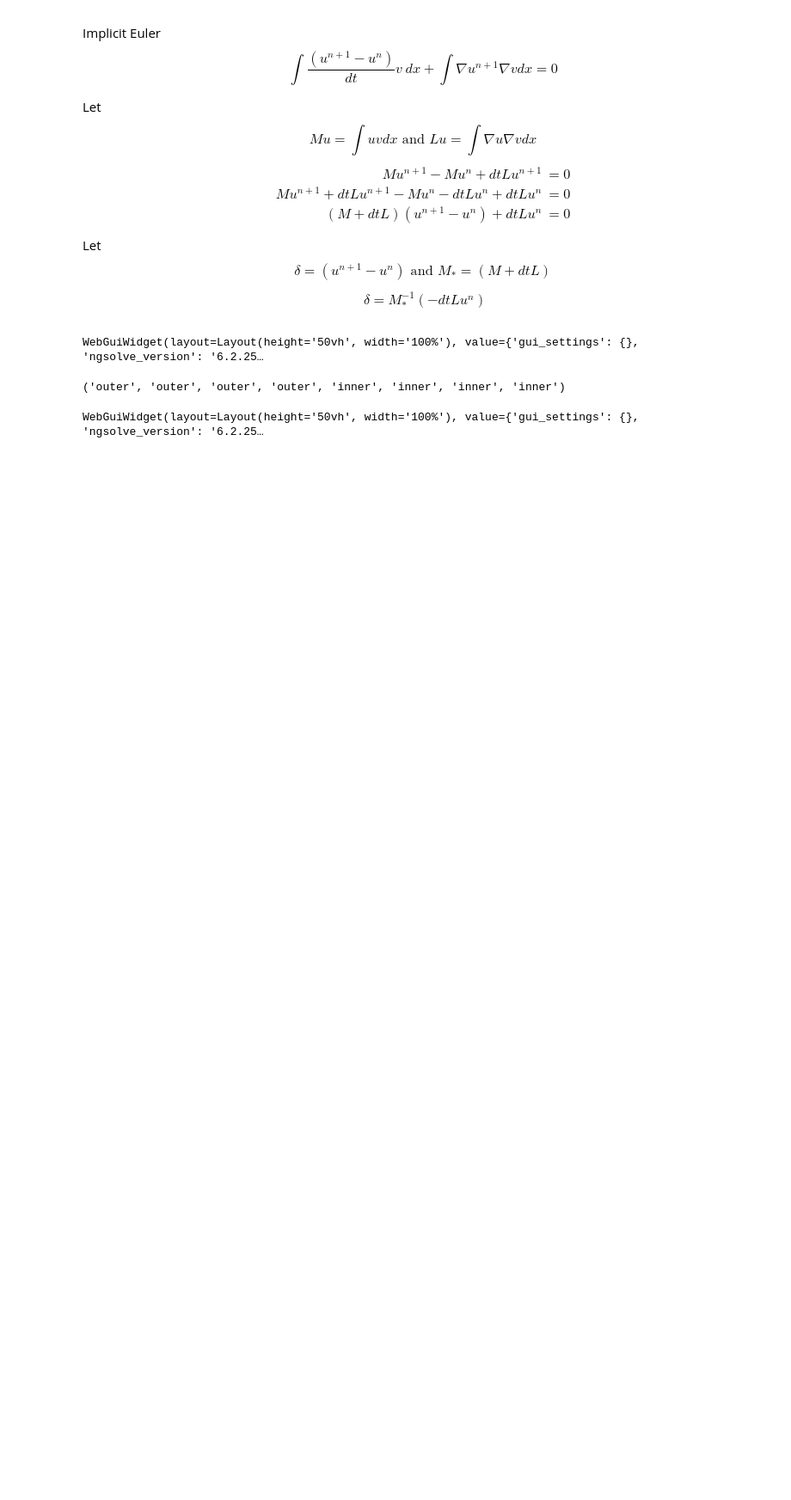
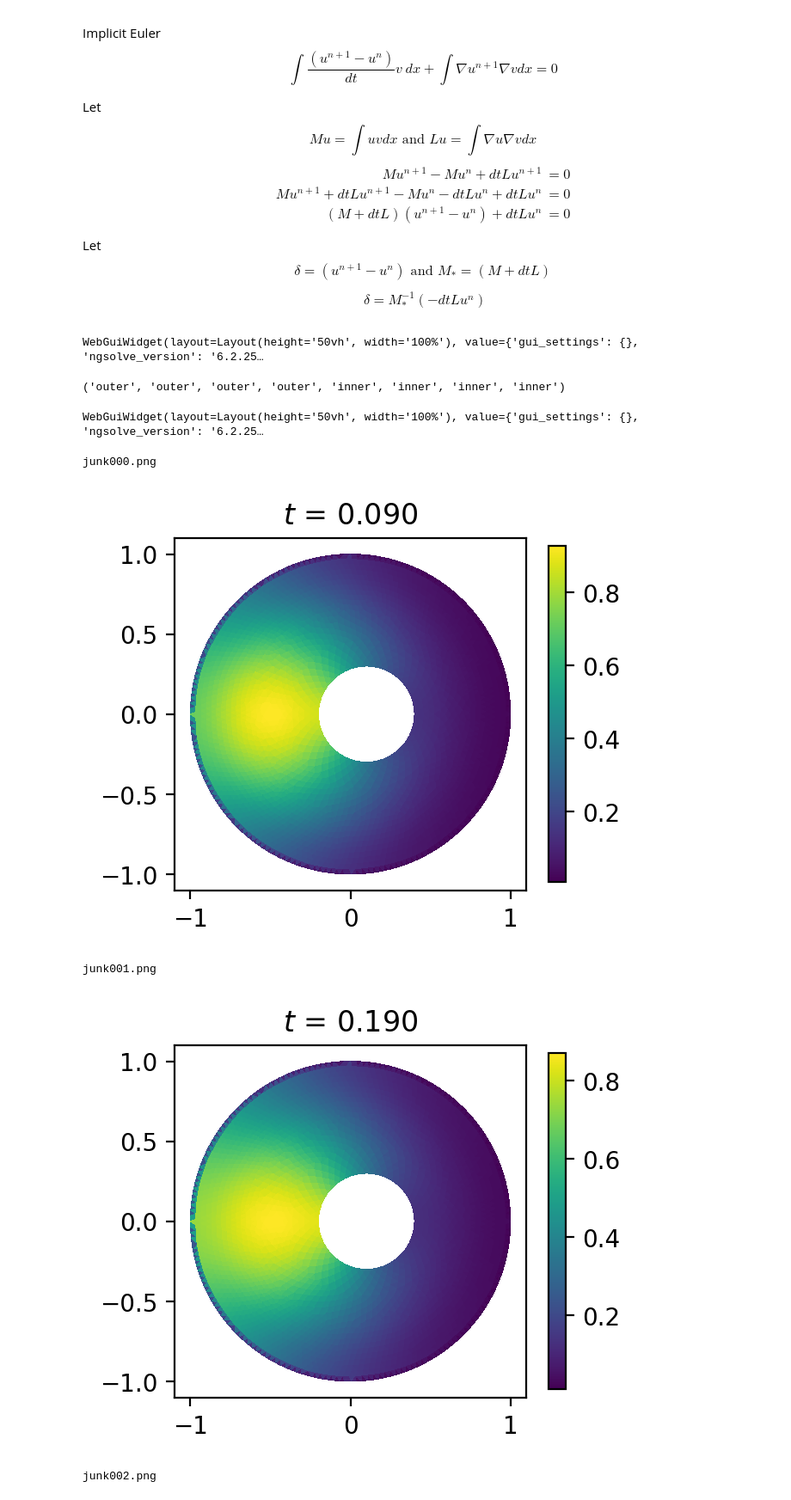
Before and after one commit to aquillen/Pattern_formation_FEM_NGsolve, a Jupyter notebook: heat.ipynb, the cells around one changed output. Shown at 86% size. Drawn from its saved outputs; the diff is of its cells as text; code cells hidden in the pictures; blank space fills up the shorter version.

Commit message:
updated heat equn so outputs png files

```diff
--- a/heat.ipynb
+++ b/heat.ipynb
@@ -79,10 +84,10 @@ invmstar = ims.Inverse(freedofs=fes.FreeDofs())
 gfu = ngsolve.GridFunction(fes)
 # %%
 # create initial conditions
-rho_0 = 1.0
+rho_0 = 0.0
 x0=-0.5; y0=0.0; sig0=0.5; sig2= sig0*sig0
 r2 = (ngsolve.x -x0) * (ngsolve.x  - x0) + (ngsolve.y-y0) * (ngsolve.y -y0)
-rho_bump = 0.01*ngsolve.exp(-0.5*r2/sig2) + rho_0 # is a coefficient function
+rho_bump = 1.0*ngsolve.exp(-0.5*r2/sig2) + rho_0 # is a coefficient function
 
 # set the initial density field in the gfu solution field
 gfu.Set(rho_bump)
@@ -102,0 +162,31 @@ while (t < tend-0.5*dt):
+# %%
+# set the initial density field in the gfu solution field  again
+gfu.Set(rho_bump)
+#scene = Draw(gfu)
+t=0 # initial time
+
+tend=3.0  #end time
+ctn = 0  # count timesteps
+fcount = 0  # image count
+poutput = True  # do you want png output files?
+
+while (t < tend-0.5*dt):
+    res = -dt*a.mat* gfu.vec
+    gfu.vec.data += invmstar * res
+    #scene.Redraw()
+    ctn += 1
+    if (ctn % 10 == 0):  # only display every 10th image
+        if (poutput == True):
+            root = "junk"
+            ofile = mkpngname(root,fcount)
+            disp(mesh2,gfu,t,xv,yv,triangles,ofile)
+            fcount += 1
+        else:
+            disp(mesh2,gfu,t,xv,yv,triangles,'')
+    t = t + dt;
+# %% [output]
+junk000.png
+[figure, added]
+junk001.png
+[figure, added]
+junk002.png
```
Also changed, not shown: parts of 3 cells of this notebook.
